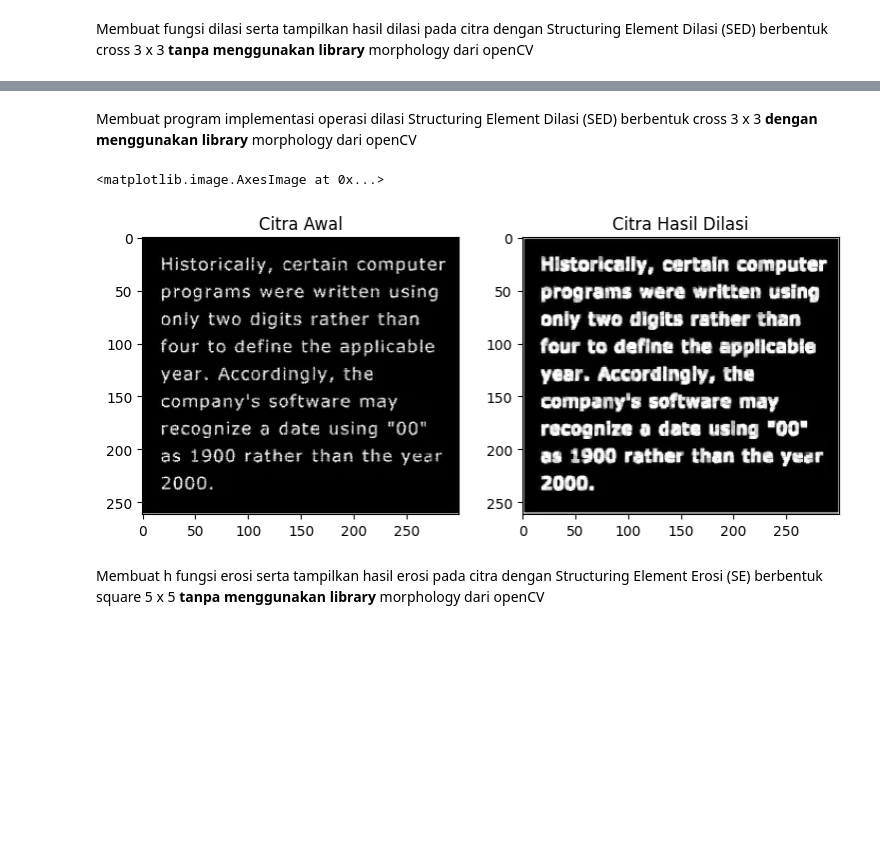
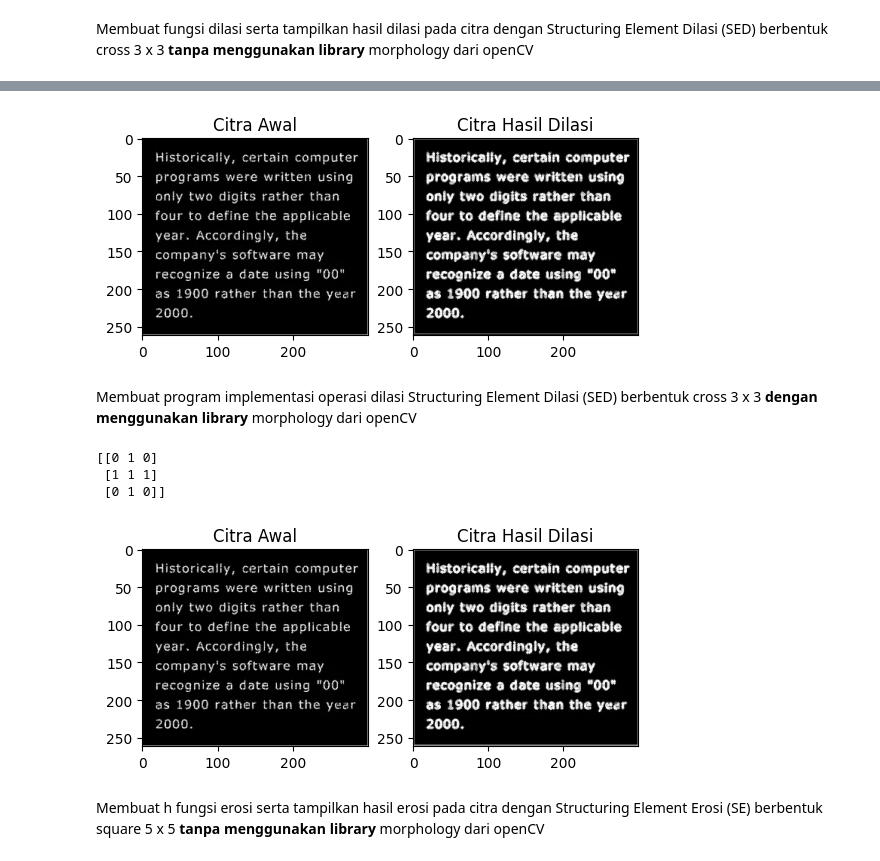
Before and after one commit to SitiZumarohdf/PCVK_Genap_2023, a Jupyter notebook: Week_9.ipynb, the cells around one changed output, grey strips where cells are left out. Cells and saved outputs as stored; diff of their text form; code cells hidden in the pictures; blank space fills up the shorter version.

```diff
--- a/Week_9.ipynb
+++ b/Week_9.ipynb
@@ -67,31 +21,61 @@ axs[1].imshow(output_dilasi_no_library, cmap='gray')
+# %%
+# DILASI TANPA LIBRARY
+# Input image
+img1 = cv2.imread('/content/drive/MyDrive/PCVK/Image/morphology.png')
+def dilasi(img1):
+    # inisialisasi kernel
+    kernel = np.array([[0, 1, 0],
+                       [1, 1, 1],
+                       [0, 1, 0]], dtype=np.uint8)
+
+    dilation = np.zeros_like(img1)
+
+    # ukuran citra dan kernel
+    m, n = img1.shape
+    k, l = kernel.shape
+    pad_h, pad_w = k//2, l//2
+
+    # melakukan operasi dilasi
+    for i in range(pad_h, m-pad_h):
+        for j in range(pad_w, n-pad_w):
+            temp = img1[i-pad_h:i+pad_h+1, j-pad_w:j+pad_w+1]
+            temp = temp * kernel
+            dilation[i, j] = np.max(temp)
+
+    return dilation
+# membaca citra
+img1 = cv2.imread('/content/drive/MyDrive/PCVK/Image/morphology.png', 0)
+
+# melakukan dilasi
+dilated_img = dilasi(img1)
+
+# menampilkan citra asli dan citra hasil dilasi
+plt.subplot(1, 2, 1), plt.imshow(img1, cmap='gray'), plt.title('Citra Awal')
+plt.subplot(1, 2, 2), plt.imshow(dilated_img, cmap='gray'), plt.title('Citra Hasil Dilasi')
+plt.show()
+# %% [output]
+[figure, added]
 # %% [markdown]
 Membuat program implementasi operasi dilasi Structuring Element Dilasi (SED)
 berbentuk cross 3 x 3 **dengan menggunakan library** morphology dari openCV
-# %%
-# DILASI DENGAN MENGGUNAKAN LIBRARY
-
-# Input image
-input_dilasi_with_library = cv2.imread('/content/drive/MyDrive/PCVK/Image/morphology.png')
-
-# Membuat struktur element berbentuk square 3x3
-se = np.ones((3,3))
-
-# Hasil dilasi menggunakan library opencv morphology
-output_dilasi_with_library = cv2.morphologyEx(input_dilasi_with_library, cv2.MORPH_DILATE, se)
-
-# Membuat figure
-fig, axs = plt.subplots(1, 2, figsize=(9,5))
-
-# Menampilkan citra awal
-axs[0].set_title("Citra Awal")
-axs[0].imshow(input_dilasi_with_library)
-
-# Menampilkan citra hasil dilasi
-axs[1].set_title("Citra Hasil Dilasi")
-axs[1].imshow(output_dilasi_with_library)
-# %% [output]
-<matplotlib.image.AxesImage at 0x...>
-[figure, removed]
+# %%
+# DILASI DENGAN MENGGUNAKAN LIBRARY
+
+# Input image
+img1 = cv2.imread('/content/drive/MyDrive/PCVK/Image/morphology.png')
+kernel = cv2.getStructuringElement(cv2.MORPH_CROSS,(3,3))
+dilation = cv2.dilate(img1, kernel, iterations = 1)
+
+#menampilkan citra asli dan citra hasil dilasi
+print(kernel)
+plt.subplot(121), plt.imshow(img1, cmap="gray"), plt.title('Citra Awal')
+plt.subplot(122), plt.imshow(dilation, cmap="gray"), plt.title('Citra Hasil Dilasi')
+plt.show()
+# %% [output]
+[[0 1 0]
+ [1 1 1]
+ [0 1 0]]
+[figure, added]
 # %% [markdown]
 Membuat h fungsi erosi serta tampilkan hasil erosi pada citra dengan Structuring Element
 Erosi (SE) berbentuk square 5 x 5 **tanpa menggunakan library** morphology dari
```
Also changed, not shown: parts of 19 cells of this notebook.
